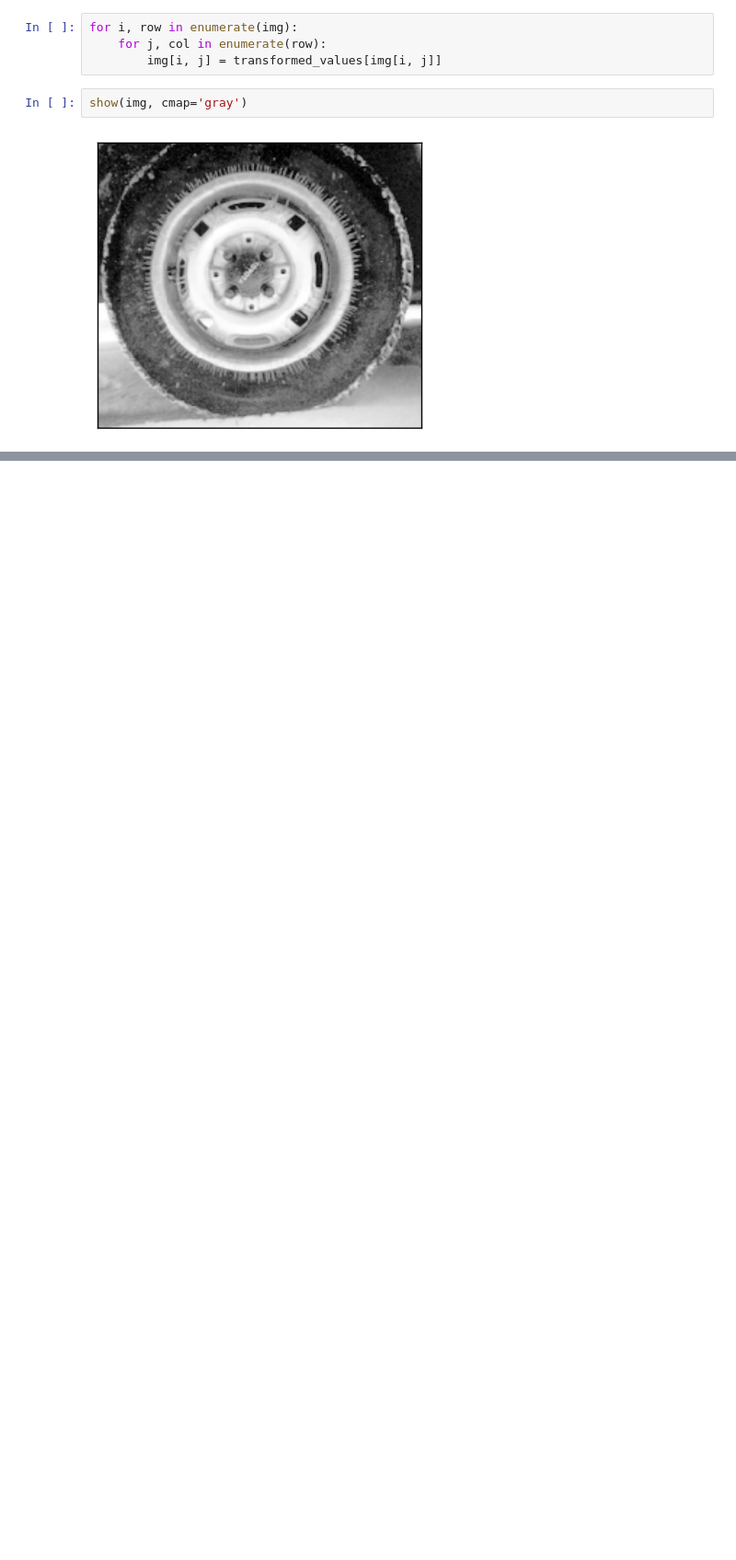
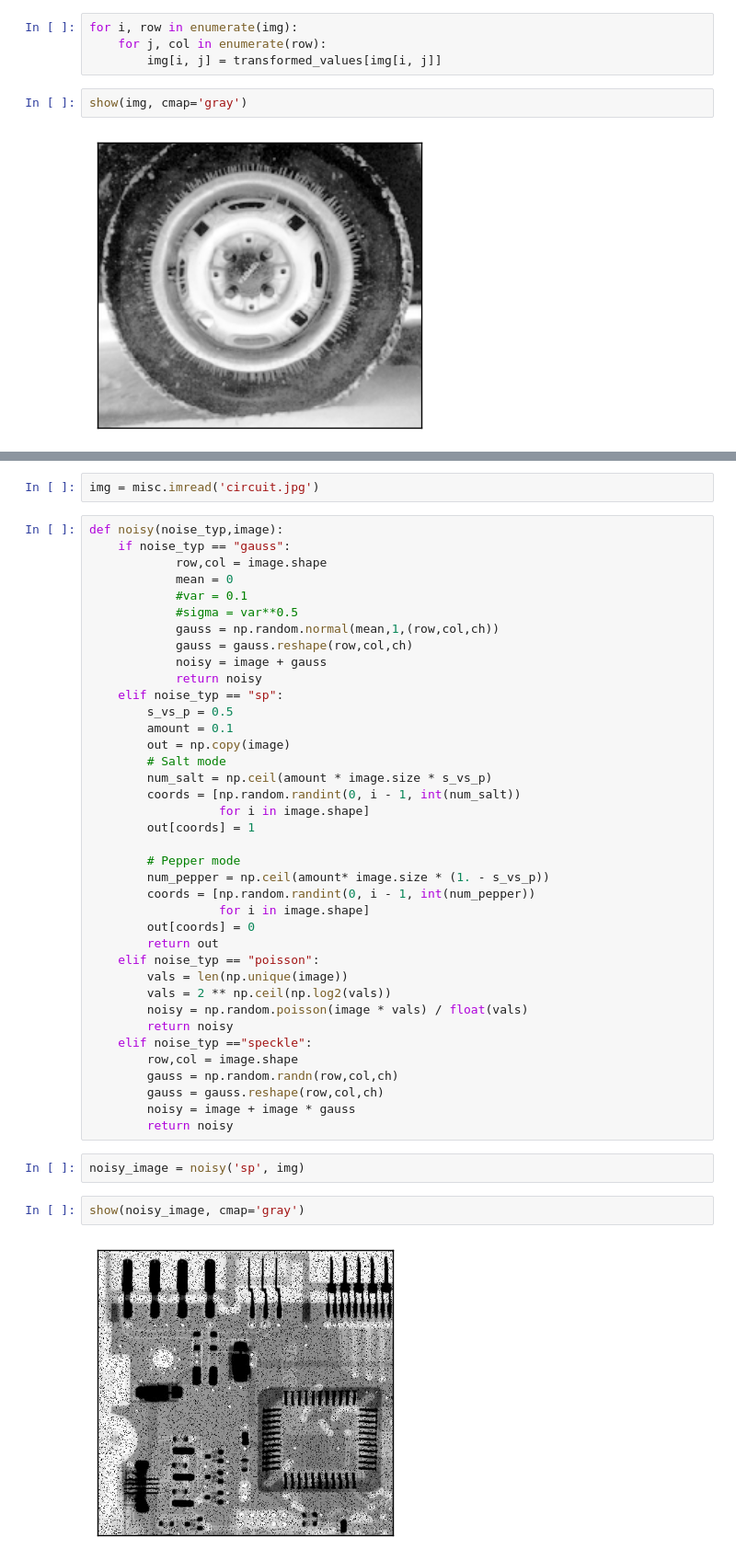
Before and after one commit to dalmia/Coursera-Specializations, a Jupyter notebook: Image Processing/Week 3/Spatial Processing.ipynb, the cells around one changed output, grey strips where cells are left out. Shown: that part at 92% size. Drawn from its saved outputs; the diff is of its cells as text; blank space fills up the shorter version.

```diff
--- a/Image Processing/Week 3/Spatial Processing.ipynb
+++ b/Image Processing/Week 3/Spatial Processing.ipynb
@@ -85,0 +87,46 @@ show(img, cmap='gray')
+# %%
+img = misc.imread('circuit.jpg')
+# %%
+def noisy(noise_typ,image):
+    if noise_typ == "gauss":
+            row,col = image.shape
+            mean = 0
+            #var = 0.1
+            #sigma = var**0.5
+            gauss = np.random.normal(mean,1,(row,col,ch))
+            gauss = gauss.reshape(row,col,ch)
+            noisy = image + gauss
+            return noisy
+    elif noise_typ == "sp":
+        s_vs_p = 0.5
+        amount = 0.1
+        out = np.copy(image)
+        # Salt mode
+        num_salt = np.ceil(amount * image.size * s_vs_p)
+        coords = [np.random.randint(0, i - 1, int(num_salt))
+                  for i in image.shape]
+        out[coords] = 1
+
+        # Pepper mode
+        num_pepper = np.ceil(amount* image.size * (1. - s_vs_p))
+        coords = [np.random.randint(0, i - 1, int(num_pepper))
+                  for i in image.shape]
+        out[coords] = 0
+        return out
+    elif noise_typ == "poisson":
+        vals = len(np.unique(image))
+        vals = 2 ** np.ceil(np.log2(vals))
+        noisy = np.random.poisson(image * vals) / float(vals)
+        return noisy
+    elif noise_typ =="speckle":
+        row,col = image.shape
+        gauss = np.random.randn(row,col,ch)
+        gauss = gauss.reshape(row,col,ch)
+        noisy = image + image * gauss
+        return noisy
+# %%
+noisy_image = noisy('sp', img)
+# %%
+show(noisy_image, cmap='gray')
+# %% [output]
+[figure, added]
```
Also changed, not shown: parts of 8 cells of this notebook, 2 other files.
